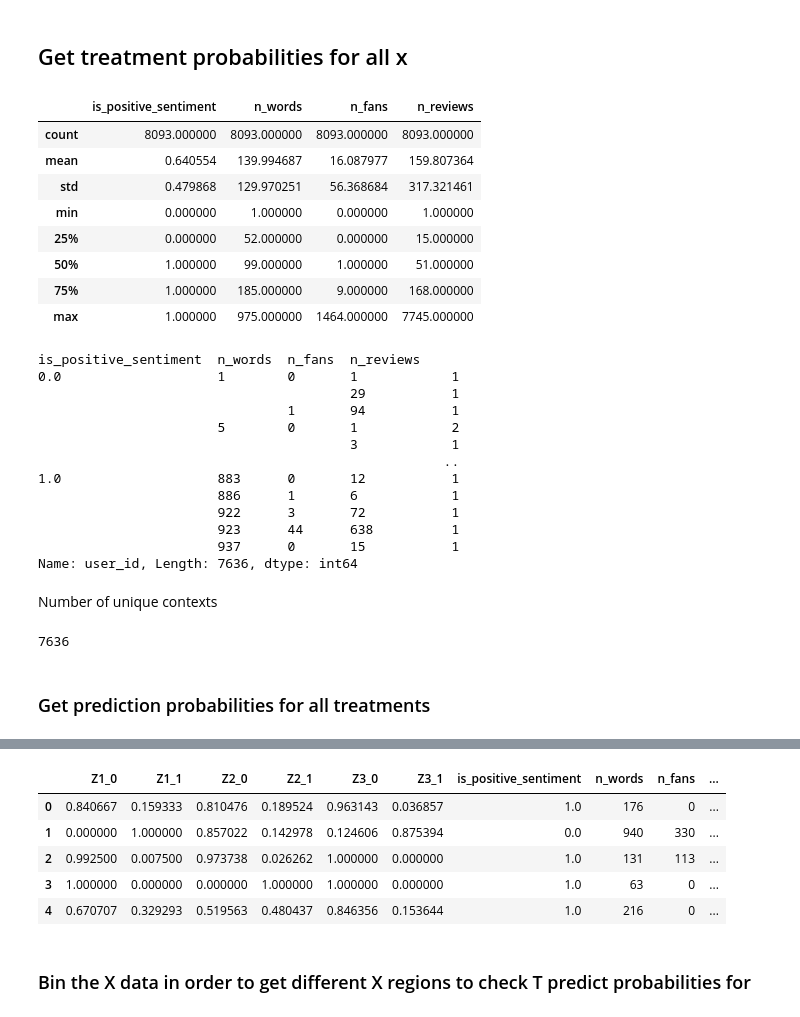
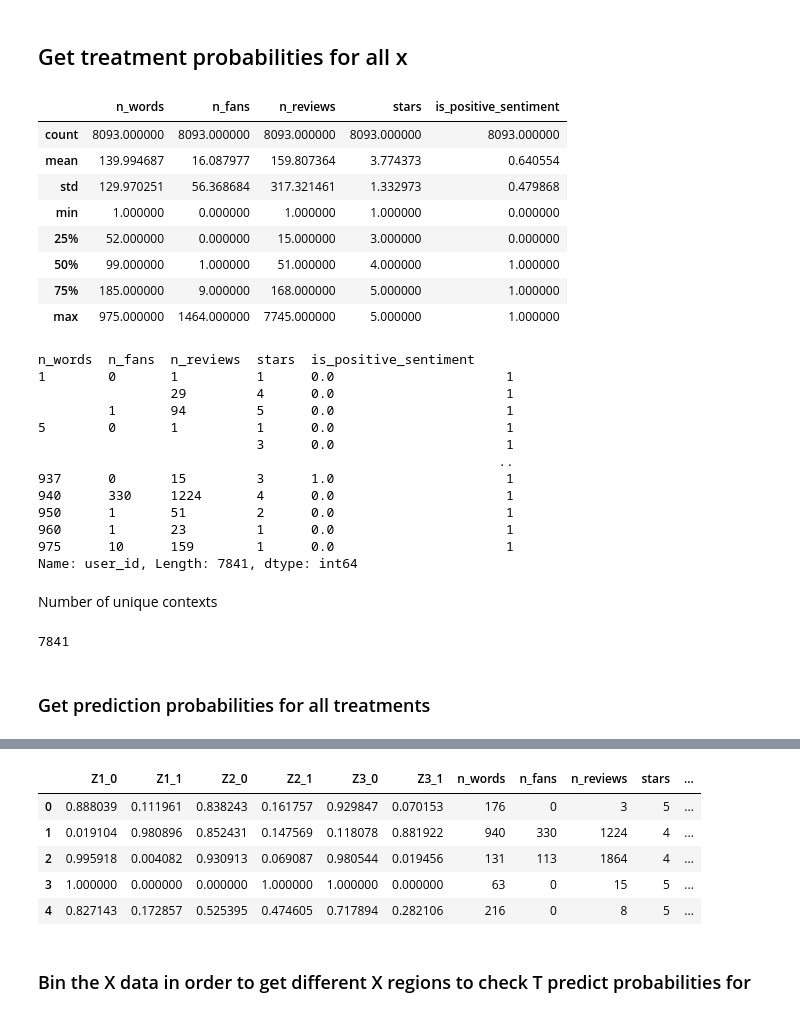
Before and after one commit to lovhag/yelp_causal_inference, a Jupyter notebook: evaluate_treatment_propensity_models.ipynb, the cells around one changed output, grey strips where cells are left out. Cells and saved outputs as stored; diff of their text form; code cells hidden in the pictures.

Commit message:
Adapt evaluation scripts to updated Data and get feature importances.

```diff
--- a/evaluate_treatment_propensity_models.ipynb
+++ b/evaluate_treatment_propensity_models.ipynb
@@ -13,7 +14,12 @@ importlib.reload(evaluation_help_functions)
 ## Get the treatment propensity models
 # %%
 models = {"baseline_model": treatment_propensity_models.get_baseline_model(),
-        "random_forest_model_1": treatment_propensity_models.get_random_forest_model_1()}
+        "random_forest_model_1": treatment_propensity_models.get_random_forest_model_1(),
+        "random_forest_model_2": treatment_propensity_models.get_random_forest_model_2(),
+        "random_forest_model_3": treatment_propensity_models.get_random_forest_model_3(),
+        "random_forest_model_4": treatment_propensity_models.get_random_forest_model_4(),
+        "random_forest_model_5": treatment_propensity_models.get_random_forest_model_5()
+        }
 # %% [markdown]
 ## Evaluate the models with cross validation for the test data
 # %%
@@ -46,11 +55,14 @@ memory usage: 1.5+ MB
 # %% [markdown]
 ## Get classification reports for the models
 # %%
-X_cols = ['is_positive_sentiment', 'n_words', 'n_fans', 'n_reviews']
+X_cols_cont = ['n_words', 'n_fans', 'n_reviews']
+X_cols_cat = ['stars', 'is_positive_sentiment']
+X_cols = X_cols_cont+X_cols_cat
 Y_cols = ['Z1','Z2', 'Z3']
 df = evaluation_help_functions.get_pandas_data('saved_data/data_features_interpretable.csv')
 X_data = df[df.test==1][X_cols].to_numpy()
 Y_data = df[df.test==1][Y_cols].to_numpy()
+
 predictions_dict = evaluation_help_functions.get_treatment_model_crossval_predictions_basic(models, X_data, Y_data)
 # %% [output]
 Data loaded! Loaded data info:
@@ -110,43 +122,45 @@ import pandas as pd
 # %%
 df[df.test==1][X_cols].describe()
 # %% [output]
-|  | is_positive_sentiment | n_words | n_fans | n_reviews |
-| count | 8093.000000 | 8093.000000 | 8093.000000 | 8093.000000 |
-| mean | 0.640554 | 139.994687 | 16.087977 | 159.807364 |
-| std | 0.479868 | 129.970251 | 56.368684 | 317.321461 |
-| min | 0.000000 | 1.000000 | 0.000000 | 1.000000 |
-| 25% | 0.000000 | 52.000000 | 0.000000 | 15.000000 |
-| 50% | 1.000000 | 99.000000 | 1.000000 | 51.000000 |
-| 75% | 1.000000 | 185.000000 | 9.000000 | 168.000000 |
-| max | 1.000000 | 975.000000 | 1464.000000 | 7745.000000 |
+|  | n_words | n_fans | n_reviews | stars | is_positive_sentiment |
+| count | 8093.000000 | 8093.000000 | 8093.000000 | 8093.000000 | 8093.000000 |
+| mean | 139.994687 | 16.087977 | 159.807364 | 3.774373 | 0.640554 |
+| std | 129.970251 | 56.368684 | 317.321461 | 1.332973 | 0.479868 |
+| min | 1.000000 | 0.000000 | 1.000000 | 1.000000 | 0.000000 |
+| 25% | 52.000000 | 0.000000 | 15.000000 | 3.000000 | 0.000000 |
+| 50% | 99.000000 | 1.000000 | 51.000000 | 4.000000 | 1.000000 |
+| 75% | 185.000000 | 9.000000 | 168.000000 | 5.000000 | 1.000000 |
+| max | 975.000000 | 1464.000000 | 7745.000000 | 5.000000 | 1.000000 |
 # %%
 df[df.test==1].groupby(X_cols).user_id.count()
 # %% [output]
-is_positive_sentiment  n_words  n_fans  n_reviews
-0.0                    1        0       1            1
-                                        29           1
-                                1       94           1
-                       5        0       1            2
-                                        3            1
-                                                    ..
-1.0                    883      0       12           1
-                       886      1       6            1
-                       922      3       72           1
-                       923      44      638          1
-                       937      0       15           1
-Name: user_id, Length: 7636, dtype: int64
+n_words  n_fans  n_reviews  stars  is_positive_sentiment
+1        0       1          1      0.0                      1
+                 29         4      0.0                      1
+         1       94         5      0.0                      1
+5        0       1          1      0.0                      1
+                            3      0.0                      1
+                                                           ..
+937      0       15         3      1.0                      1
+940      330     1224       4      0.0                      1
+950      1       51         2      0.0                      1
+960      1       23         1      0.0                      1
+975      10      159        1      0.0                      1
+Name: user_id, Length: 7841, dtype: int64
 # %% [markdown]
 Number of unique contexts
 # %%
 len(df[df.test==1].groupby(X_cols).user_id.count())
 # %% [output]
-7636
+7841
 # %% [markdown]
 ### Get prediction probabilities for all treatments
 # %%
 from sklearn.model_selection import cross_val_predict
 
-X_cols = ['is_positive_sentiment', 'n_words', 'n_fans', 'n_reviews']
+X_cols_cont = ['n_words', 'n_fans', 'n_reviews']
+X_cols_cat = ['stars', 'is_positive_sentiment']
+X_cols = X_cols_cont+X_cols_cat
 Y_cols = ['Z1','Z2', 'Z3']
 df = evaluation_help_functions.get_pandas_data('saved_data/data_features_interpretable.csv')
 X_data = df[df.test==1][X_cols]
@@ -185,15 +199,15 @@ for model_name in models:
             prob_results[col+"_1"].append(preds[1])
     model_prob_results[model_name] = pd.DataFrame(prob_results)
 # %%
-model_results = pd.concat([model_prob_results['random_forest_model_1'], X_data.reset_index(drop=True)], axis=1)
+model_results = pd.concat([model_prob_results['random_forest_model_2'], X_data.reset_index(drop=True)], axis=1)
 model_results.head()
 # %% [output]
-|  | Z1_0 | Z1_1 | Z2_0 | Z2_1 | Z3_0 | Z3_1 | is_positive_sentiment | n_words | n_fans | ... |
-| 0 | 0.840667 | 0.159333 | 0.810476 | 0.189524 | 0.963143 | 0.036857 | 1.0 | 176 | 0 | ... |
-| 1 | 0.000000 | 1.000000 | 0.857022 | 0.142978 | 0.124606 | 0.875394 | 0.0 | 940 | 330 | ... |
-| 2 | 0.992500 | 0.007500 | 0.973738 | 0.026262 | 1.000000 | 0.000000 | 1.0 | 131 | 113 | ... |
-| 3 | 1.000000 | 0.000000 | 0.000000 | 1.000000 | 1.000000 | 0.000000 | 1.0 | 63 | 0 | ... |
-| 4 | 0.670707 | 0.329293 | 0.519563 | 0.480437 | 0.846356 | 0.153644 | 1.0 | 216 | 0 | ... |
+|  | Z1_0 | Z1_1 | Z2_0 | Z2_1 | Z3_0 | Z3_1 | n_words | n_fans | n_reviews | stars | ... |
+| 0 | 0.888039 | 0.111961 | 0.838243 | 0.161757 | 0.929847 | 0.070153 | 176 | 0 | 3 | 5 | ... |
+| 1 | 0.019104 | 0.980896 | 0.852431 | 0.147569 | 0.118078 | 0.881922 | 940 | 330 | 1224 | 4 | ... |
+| 2 | 0.995918 | 0.004082 | 0.930913 | 0.069087 | 0.980544 | 0.019456 | 131 | 113 | 1864 | 4 | ... |
+| 3 | 1.000000 | 0.000000 | 0.000000 | 1.000000 | 1.000000 | 0.000000 | 63 | 0 | 15 | 5 | ... |
+| 4 | 0.827143 | 0.172857 | 0.525395 | 0.474605 | 0.717894 | 0.282106 | 216 | 0 | 8 | 5 | ... |
 # %% [markdown]
 ### Bin the X data in order to get different X regions to check T predict probabilities for
 # %%
```
Also changed, not shown: parts of 9 cells of this notebook, 3 other files.
